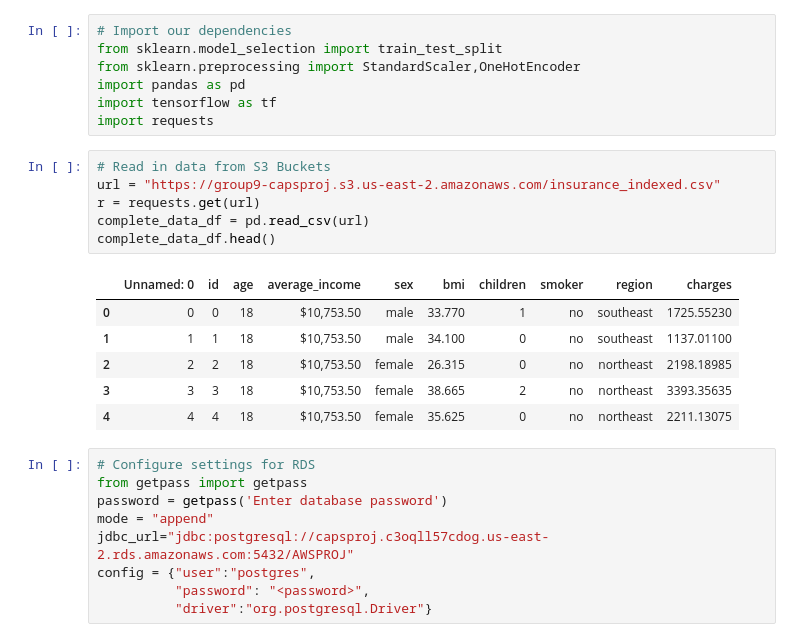
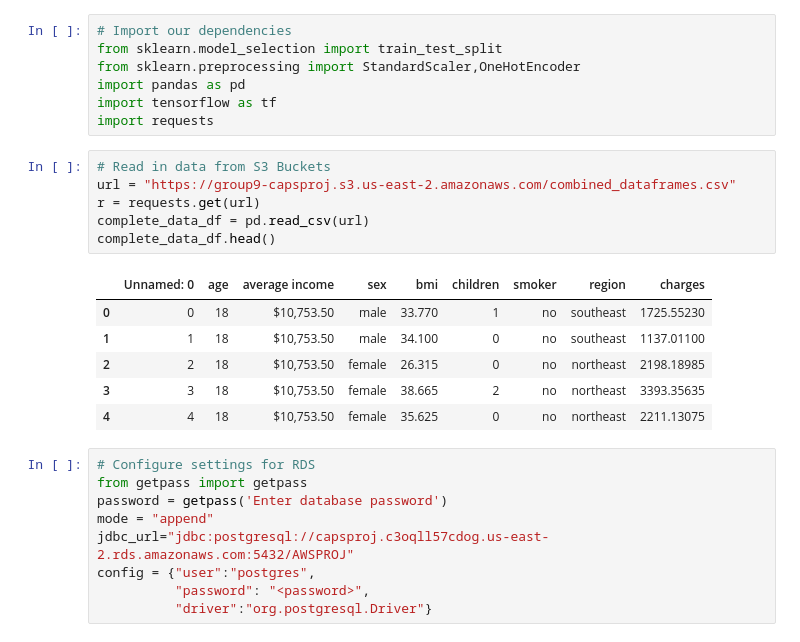
Before and after one commit to Hannanf/capstone_project, a Jupyter notebook: model_3_aws.ipynb, the cells around one changed output. Saved outputs shown, nothing was run; the diff lists cells and outputs as text.

```diff
--- a/model_3_aws.ipynb
+++ b/model_3_aws.ipynb
@@ -7,17 +7,17 @@ import tensorflow as tf
 import requests
 # %%
 # Read in data from S3 Buckets
-url = "https://group9-capsproj.s3.us-east-2.amazonaws.com/insurance_indexed.csv"
+url = "https://group9-capsproj.s3.us-east-2.amazonaws.com/combined_dataframes.csv"
 r = requests.get(url)
 complete_data_df = pd.read_csv(url)
 complete_data_df.head()
 # %% [output]
-|  | Unnamed: 0 | id | age | average_income | sex | bmi | children | smoker | region | charges |
-| 0 | 0 | 0 | 18 | $10,753.50 | male | 33.770 | 1 | no | southeast | 1725.55230 |
-| 1 | 1 | 1 | 18 | $10,753.50 | male | 34.100 | 0 | no | southeast | 1137.01100 |
-| 2 | 2 | 2 | 18 | $10,753.50 | female | 26.315 | 0 | no | northeast | 2198.18985 |
-| 3 | 3 | 3 | 18 | $10,753.50 | female | 38.665 | 2 | no | northeast | 3393.35635 |
-| 4 | 4 | 4 | 18 | $10,753.50 | female | 35.625 | 0 | no | northeast | 2211.13075 |
+|  | Unnamed: 0 | age | average income | sex | bmi | children | smoker | region | charges |
+| 0 | 0 | 18 | $10,753.50 | male | 33.770 | 1 | no | southeast | 1725.55230 |
+| 1 | 1 | 18 | $10,753.50 | male | 34.100 | 0 | no | southeast | 1137.01100 |
+| 2 | 2 | 18 | $10,753.50 | female | 26.315 | 0 | no | northeast | 2198.18985 |
+| 3 | 3 | 18 | $10,753.50 | female | 38.665 | 2 | no | northeast | 3393.35635 |
+| 4 | 4 | 18 | $10,753.50 | female | 35.625 | 0 | no | northeast | 2211.13075 |
 # %%
 # Configure settings for RDS
 from getpass import getpass
```
Also changed, not shown: parts of 9 cells of this notebook, 4 other files.
